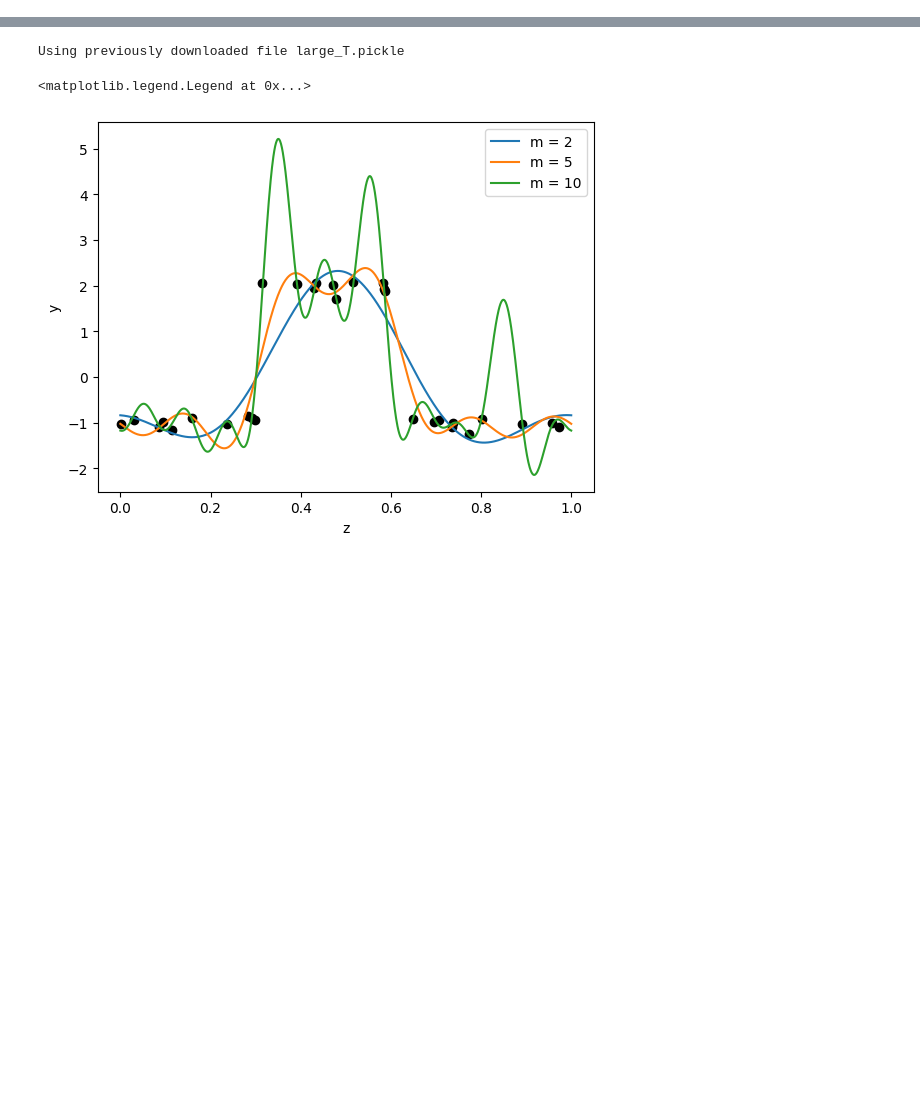
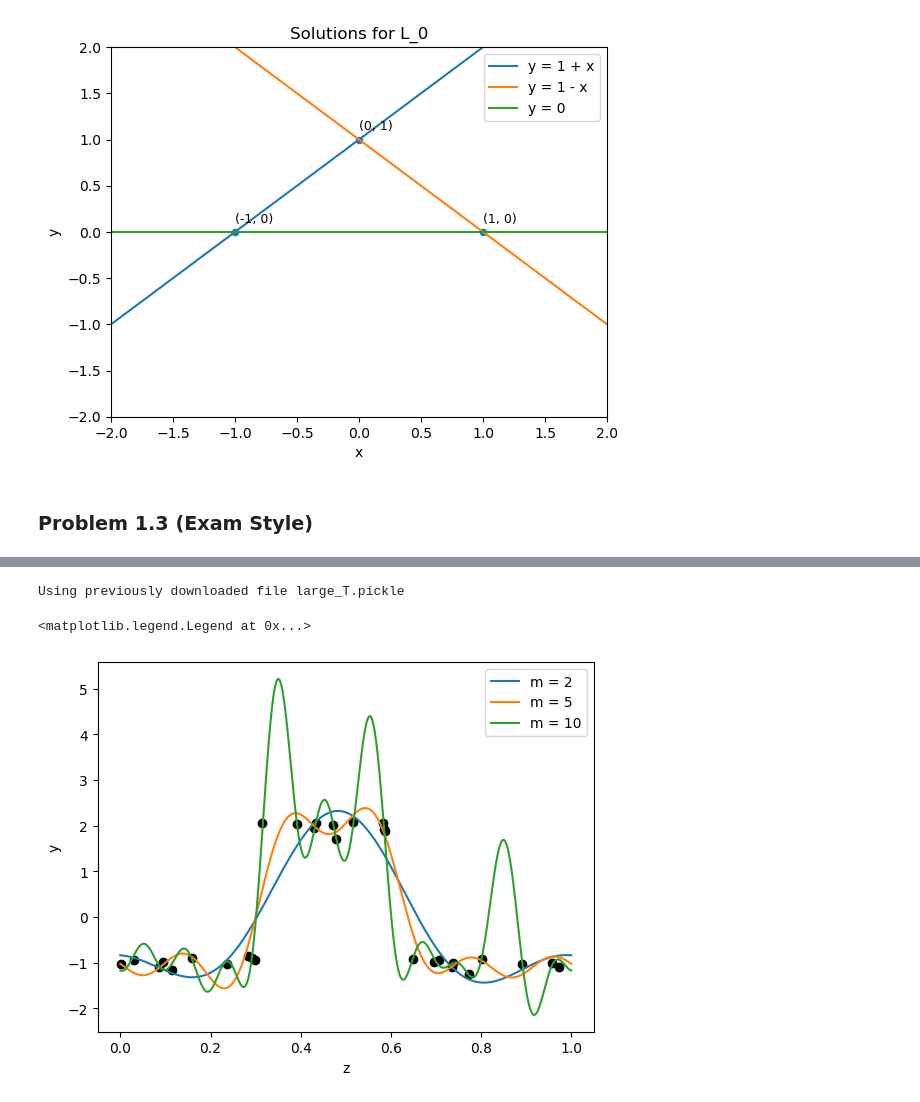
Before and after one commit to glianx/cs371, a Jupyter notebook: hw/hw2/gordon.ipynb, the cells around one changed output, grey strips where cells are left out. Drawn from its saved outputs; the diff is of its cells as text; code cells hidden in the pictures; blank space fills up the shorter version.

```diff
--- a/hw/hw2/gordon.ipynb
+++ b/hw/hw2/gordon.ipynb
@@ -4,0 +180,25 @@ $$=\{ (0, -2), (1/4, 0), (1/2, 2), (3/4, 0) \}\;.$$
+# %%
+def y_1(x):
+    return 1 + x
+def y_2(x):
+    return 1 - x
+def y_3(x):
+    return 0 + 0*x
+
+sb.scatterplot(x=x_vals, y=y_vals)
+x_range = np.linspace(-2, 2, 100)
+plt.plot(x_range, y_1(x_range), label='y = 1 + x')
+plt.plot(x_range, y_2(x_range), label='y = 1 - x')
+plt.plot(x_range, y_3(x_range), label='y = 0')
+plt.xlim(-2, 2)
+plt.ylim(-2, 2)
+plt.xlabel('x')
+plt.ylabel('y')
+plt.legend()
+plt.title('Solutions for L_0')
+for x, y in zip(x_vals, y_vals):
+    plt.text(x, y + 0.1 , f'({x}, {y})', fontsize=9)
+# %% [output]
+[figure, added]
+# %% [markdown]
+### Problem 1.3 (Exam Style)
```
Also changed, not shown: parts of 41 cells of this notebook, 2 other files.
